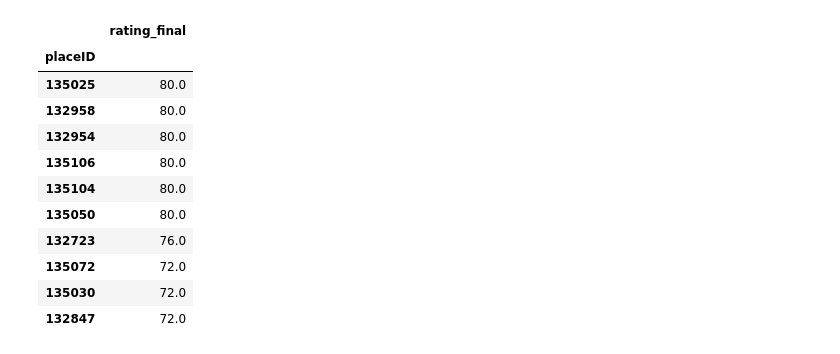
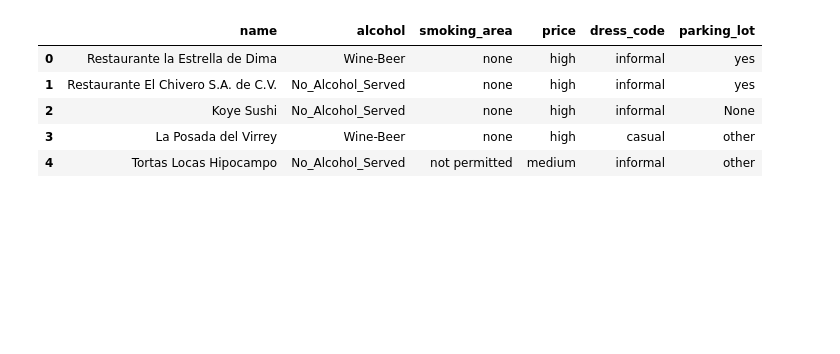
Before and after one commit to jorgeserranodelcerro/TFM_recommender_system, a Jupyter notebook: Recomendador.ipynb, the cells around one changed output. Drawn from its saved outputs; the diff is of its cells as text; code cells hidden in the pictures; blank space fills up the shorter version.

```diff
--- a/Recomendador.ipynb
+++ b/Recomendador.ipynb
@@ -7,5 +7,6 @@ perfiles.drop('Unnamed: 0',axis=1,inplace=True)
 users=perfiles['userID']
 perfiles.drop('userID',axis=1,inplace=True)
 rating = pd.read_csv('Data/rating_final.csv')
+rInfo=pd.read_csv('Data/rInfo.csv')
 # %%
 array_norm = perfiles.values
@@ -31,5 +13,5 @@ array([[1, 1, 0, 1, 1],
 # %%
-def recomienda_20(_list):
+def recomienda_10(_list):
     distancias = []
 
     for i in range(len(perfiles)):
@@ -37,4 +19,12 @@ def recomienda_20(_list):
 
     df_dist = pd.DataFrame({'userID':users, 'dist':distancias})
 
-    return df_dist.sort_values('dist', ascending=False).head(10)
+    top20Users=df_dist.sort_values('dist', ascending=False).head(10)
+
+    ratingtop20=pd.merge(top20Users,rating, how='inner', on='userID')
+
+    ratingtop20['rating_final']=2*ratingtop20['dist']*ratingtop20['rating']+ratingtop20['dist']*ratingtop20['food_rating']+ratingtop20['dist']*ratingtop20['service_rating']
+    rating_final=ratingtop20[['placeID','rating_final']]
+    rTop5=rating_final.sort_values('rating_final', ascending=False).head(5)
+    salida=pd.merge(rTop5,rInfo,how='inner',on='placeID')
+    return salida[['name','alcohol','smoking_area','price','dress_code','parking_lot']]
@@ -63,18 +31,11 @@ ratingtop20.head()
-# %%
-ratingtop20['rating_final']=2*ratingtop20['dist']*ratingtop20['rating']+ratingtop20['dist']*ratingtop20['food_rating']+ratingtop20['dist']*ratingtop20['service_rating']
-rating_final=ratingtop20[['placeID','rating_final']]
-rating_final=rating_final.groupby('placeID').mean()
-rating_final.sort_values('rating_final', ascending=False).head(10)
-# %% [output]
-|  | rating_final |
-| placeID |  |
-| 135025 | 80.0 |
-| 132958 | 80.0 |
-| 132954 | 80.0 |
-| 135106 | 80.0 |
-| 135104 | 80.0 |
-| 135050 | 80.0 |
-| 132723 | 76.0 |
-| 135072 | 72.0 |
-| 135030 | 72.0 |
-| 132847 | 72.0 |
+# %%
+a=recomienda_10([1,0,0,0,1])
+# %%
+a
+# %% [output]
+|  | name | alcohol | smoking_area | price | dress_code | parking_lot |
+| 0 | Restaurante la Estrella de Dima | Wine-Beer | none | high | informal | yes |
+| 1 | Restaurante El Chivero S.A. de C.V. | No_Alcohol_Served | none | high | informal | yes |
+| 2 | Koye Sushi | No_Alcohol_Served | none | high | informal | None |
+| 3 | La Posada del Virrey | Wine-Beer | none | high | casual | other |
+| 4 | Tortas Locas Hipocampo | No_Alcohol_Served | not permitted | medium | informal | other |
```
Also changed, not shown: parts of 5 cells of this notebook, 3 other files.
